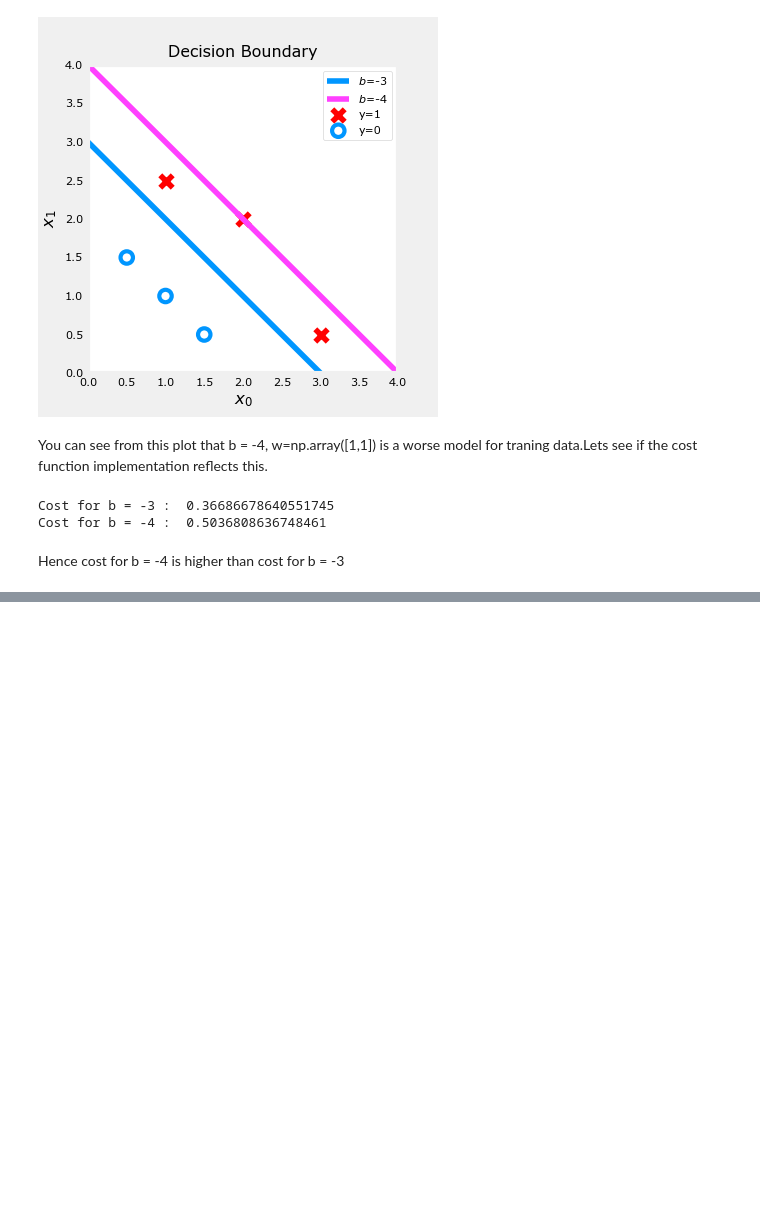
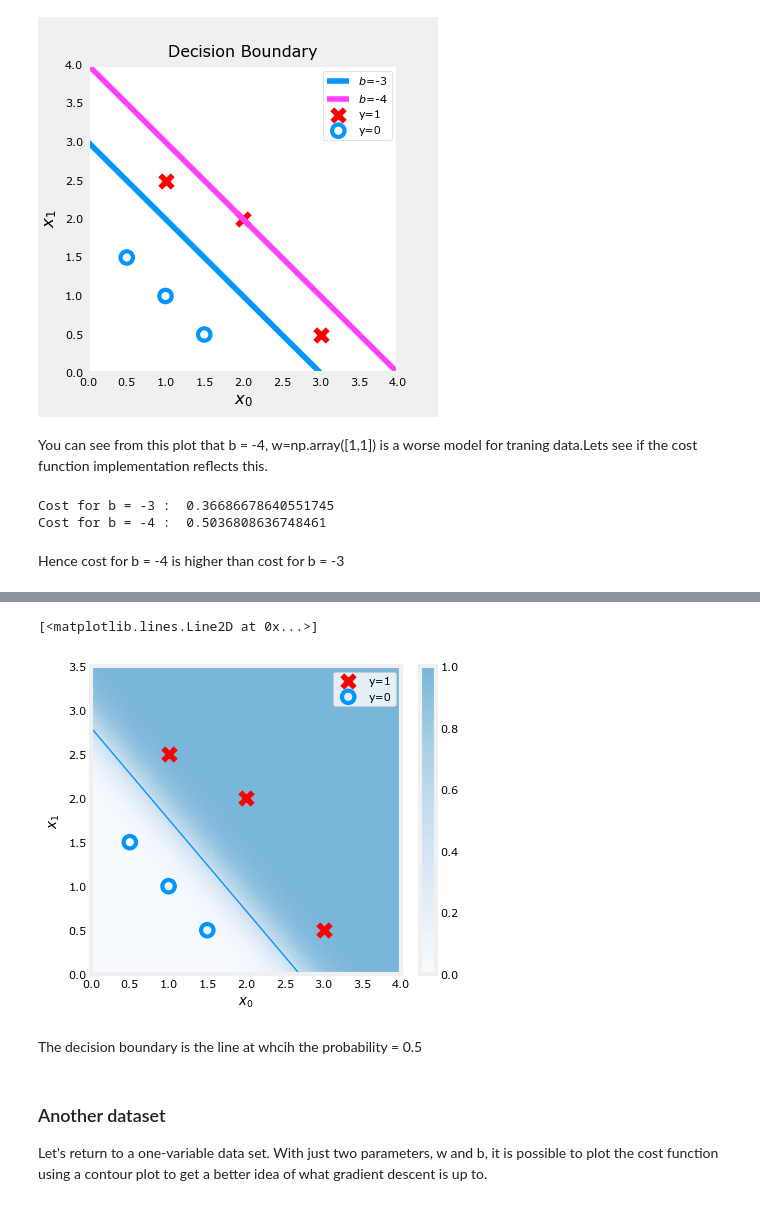
Before and after one commit to PrishaAggarwal/AI-ML, a Jupyter notebook: Machine_Learning/Week_3_Course_1/ML_5.ipynb, the cells around one changed output, grey strips where cells are left out. Drawn from its saved outputs; the diff is of its cells as text; code cells hidden in the pictures; blank space fills up the shorter version.

```diff
--- a/Machine_Learning/Week_3_Course_1/ML_5.ipynb
+++ b/Machine_Learning/Week_3_Course_1/ML_5.ipynb
@@ -467,0 +553,8 @@ When we talked about gradient descent for linear regression previously, you saw
+# %%
+w_tmp = np.zeros_like(X_train[0]) #1st example would have 2 features and from there we get size of w to be (2,)
+b_tmp = 0.
+alph = 0.1
+iters = 10000
+
+w_out, b_out, _ = gradient_descent(X_train, y_train, w_tmp, b_tmp, alph, iters)
+print(f"\nupdated parameters: w:{w_out}, b:{b_out}")
@@ -467,0 +574,31 @@ When we talked about gradient descent for linear regression previously, you saw
+# %%
+#Lets plot the results of gradient descent
+
+fig,ax = plt.subplots(1,1,figsize=(5,4))
+#plot the probability
+plt_prob(ax,w_out,b_out) #draws the contour plot in the graph
+
+# Plot the original data
+ax.set_ylabel(r'$x_1$') #by using r' the underscore would mean subscript
+ax.set_xlabel(r'$x_0$')
+ax.axis([0, 4, 0, 3.5])
+plot_data(X_train,y_train,ax) #plotted negative and positive examples
+
+# Plot the decision boundary
+# w0x0 + w1x1 + b = 0
+# for getting the decision boundary we put
+# x0 = 0 then x1 = -b/w1
+# x1 = 0 then x0 = -b/w0
+# so we are plotting (0,x1) to (x0,0)
+x0 = -b_out/w_out[0]
+x1 = -b_out/w_out[1]
+ax.plot([0,x0],[x1,0], c=dlc["dlblue"], lw=1)
+# %% [output]
+[<matplotlib.lines.Line2D at 0x...>]
+[figure, added]
+# %% [markdown]
+The decision boundary is the line at whcih the probability = 0.5
+# %% [markdown]
+### Another dataset
+
+Let's return to a one-variable data set. With just two parameters, w and b, it is possible to plot the cost function using a contour plot to get a better idea of what gradient descent is up to.
```
Also changed, not shown: parts of 22 cells of this notebook, 11 other files.
